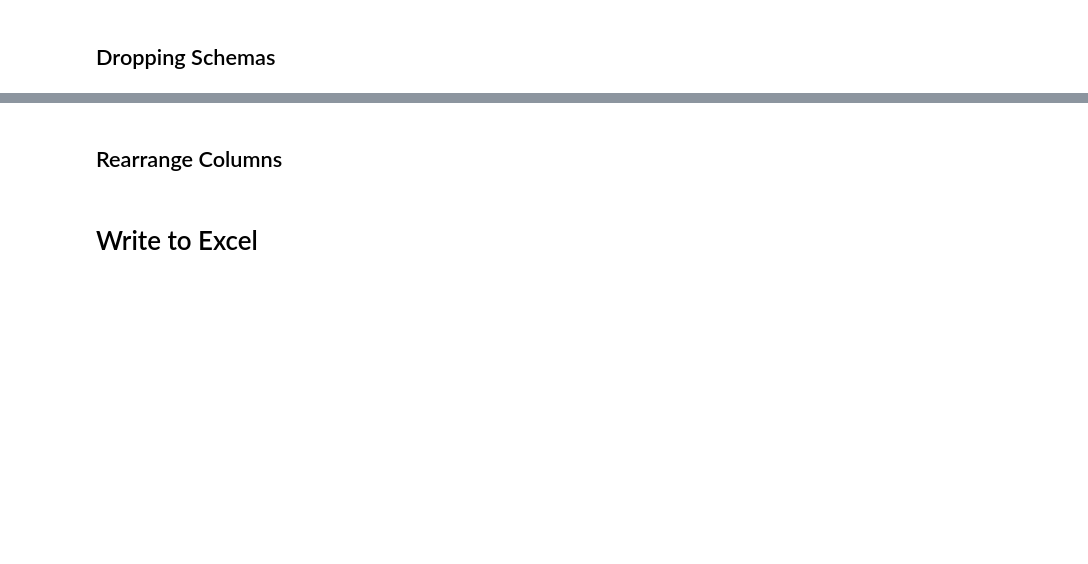
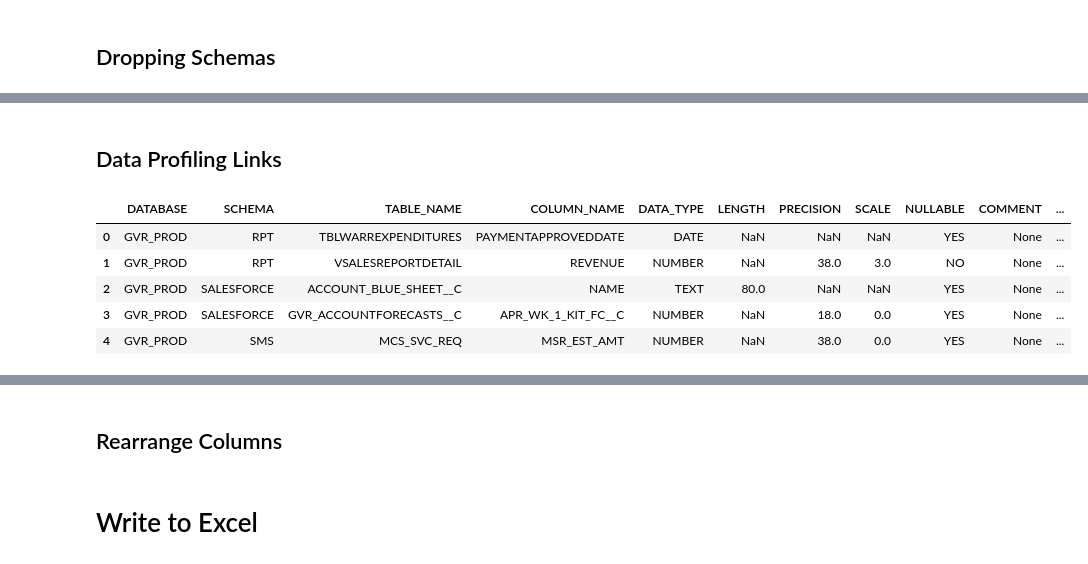
Before and after one commit to emilyporter920/Data_catalog, a Jupyter notebook: Data_Catalog_Script.ipynb, the cells around one changed output, grey strips where cells are left out. Cells and saved outputs as stored; diff of their text form; code cells hidden in the pictures; blank space fills up the shorter version.

```diff
--- a/Data_Catalog_Script.ipynb
+++ b/Data_Catalog_Script.ipynb
@@ -255,0 +465,54 @@ merged_tables3.head()
+# %% [markdown]
+## Data Profiling Links
+# %%
+# Generates values for the DATA_PROFILING column
+def profiling(column):
+    if column['SCHEMA'] == 'AX' and column['DATABASE'] == 'GVR_PROD':
+        val = 'https://vontier.sharepoint.com/sites/GVR-DataAnalytics/Shared%20Documents/Forms/AllItems.aspx?id=%2Fsites%2FGVR%2DDataAnalytics%2FShared%20Documents%2F1%2E%20DA%20Document%20Management%20System%2F5%2E%20Artifacts%2FData%20Lake%20Artifacts%2FData%20Profiling%2FGVR%5FDEV%2FAX&viewid=1735308e%2Da40f%2D4ff1%2D8987%2D77fd3877b77c'
+    elif column['SCHEMA'] == 'HFM' and column['DATABASE'] == 'GVR_PROD':
+        val = 'https://vontier.sharepoint.com/sites/GVR-DataAnalytics/Shared%20Documents/Forms/AllItems.aspx?id=%2Fsites%2FGVR%2DDataAnalytics%2FShared%20Documents%2F1%2E%20DA%20Document%20Management%20System%2F5%2E%20Artifacts%2FData%20Lake%20Artifacts%2FData%20Profiling%2FGVR%5FDEV%2FHFM&viewid=1735308e%2Da40f%2D4ff1%2D8987%2D77fd3877b77c'
+    elif column['SCHEMA'] == 'PROTHEUS_AR' and column['DATABASE'] == 'GVR_PROD':
+        val = 'https://vontier.sharepoint.com/sites/GVR-DataAnalytics/Shared%20Documents/Forms/AllItems.aspx?id=%2Fsites%2FGVR%2DDataAnalytics%2FShared%20Documents%2F1%2E%20DA%20Document%20Management%20System%2F5%2E%20Artifacts%2FData%20Lake%20Artifacts%2FData%20Profiling%2FGVR%5FDEV%2FPROTHEUS%5FAR&viewid=1735308e%2Da40f%2D4ff1%2D8987%2D77fd3877b77c'
+    elif column['SCHEMA'] == 'PROTHEUS_BR' and column['DATABASE'] == 'GVR_PROD':
+        val = 'https://vontier.sharepoint.com/sites/GVR-DataAnalytics/Shared%20Documents/Forms/AllItems.aspx?id=%2Fsites%2FGVR%2DDataAnalytics%2FShared%20Documents%2F1%2E%20DA%20Document%20Management%20System%2F5%2E%20Artifacts%2FData%20Lake%20Artifacts%2FData%20Profiling%2FGVR%5FDEV%2FPROTHEUS%5FBR&viewid=1735308e%2Da40f%2D4ff1%2D8987%2D77fd3877b77c'
+    elif column['SCHEMA'] == 'PROTHEUS_CH' and column['DATABASE'] == 'GVR_PROD':
+        val = 'https://vontier.sharepoint.com/sites/GVR-DataAnalytics/Shared%20Documents/Forms/AllItems.aspx?id=%2Fsites%2FGVR%2DDataAnalytics%2FShared%20Documents%2F1%2E%20DA%20Document%20Management%20System%2F5%2E%20Artifacts%2FData%20Lake%20Artifacts%2FData%20Profiling%2FGVR%5FDEV%2FPROTHEUS%5FCH&viewid=1735308e%2Da40f%2D4ff1%2D8987%2D77fd3877b77c'
+    elif column['SCHEMA'] == 'QAD' and column['DATABASE'] == 'GVR_PROD':
+        val = 'https://vontier.sharepoint.com/sites/GVR-DataAnalytics/Shared%20Documents/Forms/AllItems.aspx?id=%2Fsites%2FGVR%2DDataAnalytics%2FShared%20Documents%2F1%2E%20DA%20Document%20Management%20System%2F5%2E%20Artifacts%2FData%20Lake%20Artifacts%2FData%20Profiling%2FGVR%5FDEV%2FQAD&viewid=1735308e%2Da40f%2D4ff1%2D8987%2D77fd3877b77c'
+    elif column['SCHEMA'] == 'SMS' and column['DATABASE'] == 'GVR_PROD':
+        val = 'https://vontier.sharepoint.com/sites/GVR-DataAnalytics/Shared%20Documents/Forms/AllItems.aspx?id=%2Fsites%2FGVR%2DDataAnalytics%2FShared%20Documents%2F1%2E%20DA%20Document%20Management%20System%2F5%2E%20Artifacts%2FData%20Lake%20Artifacts%2FData%20Profiling%2FGVR%5FDEV%2FSMS&viewid=1735308e%2Da40f%2D4ff1%2D8987%2D77fd3877b77c'
+    elif column['SCHEMA'] == 'AVA' and column['DATABASE'] == 'GVR_IS360_DEV_DB':
+        val = 'https://vontier.sharepoint.com/sites/GVR-DataAnalytics/Shared%20Documents/Forms/AllItems.aspx?id=%2Fsites%2FGVR%2DDataAnalytics%2FShared%20Documents%2F1%2E%20DA%20Document%20Management%20System%2F5%2E%20Artifacts%2FData%20Lake%20Artifacts%2FData%20Profiling%2FGVR%5FIS360%5FDEV%5FDB%2FAVA&viewid=1735308e%2Da40f%2D4ff1%2D8987%2D77fd3877b77c'
+    elif column['SCHEMA'] == 'AVA_CORE_DEMO' and column['DATABASE'] == 'GVR_IS360_DEV_DB':
+        val = 'https://vontier.sharepoint.com/sites/GVR-DataAnalytics/Shared%20Documents/Forms/AllItems.aspx?id=%2Fsites%2FGVR%2DDataAnalytics%2FShared%20Documents%2F1%2E%20DA%20Document%20Management%20System%2F5%2E%20Artifacts%2FData%20Lake%20Artifacts%2FData%20Profiling%2FGVR%5FIS360%5FDEV%5FDB%2FAVA%5FCORE%5FDEMO&viewid=1735308e%2Da40f%2D4ff1%2D8987%2D77fd3877b77c'
+    elif column['SCHEMA'] == 'AVA_CORE_DEV' and column['DATABASE'] == 'GVR_IS360_DEV_DB':
+        val = 'https://vontier.sharepoint.com/sites/GVR-DataAnalytics/Shared%20Documents/Forms/AllItems.aspx?id=%2Fsites%2FGVR%2DDataAnalytics%2FShared%20Documents%2F1%2E%20DA%20Document%20Management%20System%2F5%2E%20Artifacts%2FData%20Lake%20Artifacts%2FData%20Profiling%2FGVR%5FIS360%5FDEV%5FDB%2FAVA%5FCORE%5FDEV&viewid=1735308e%2Da40f%2D4ff1%2D8987%2D77fd3877b77c'
+    elif column['SCHEMA'] == 'AVA_CORE_QA' and column['DATABASE'] == 'GVR_IS360_DEV_DB':
+        val = 'https://vontier.sharepoint.com/sites/GVR-DataAnalytics/Shared%20Documents/Forms/AllItems.aspx?id=%2Fsites%2FGVR%2DDataAnalytics%2FShared%20Documents%2F1%2E%20DA%20Document%20Management%20System%2F5%2E%20Artifacts%2FData%20Lake%20Artifacts%2FData%20Profiling%2FGVR%5FIS360%5FDEV%5FDB%2FAVA%5FCORE%5FQA&viewid=1735308e%2Da40f%2D4ff1%2D8987%2D77fd3877b77c'
+    elif column['SCHEMA'] == 'AVA_CORE_UAT' and column['DATABASE'] == 'GVR_IS360_DEV_DB':
+        val = 'https://vontier.sharepoint.com/sites/GVR-DataAnalytics/Shared%20Documents/Forms/AllItems.aspx?id=%2Fsites%2FGVR%2DDataAnalytics%2FShared%20Documents%2F1%2E%20DA%20Document%20Management%20System%2F5%2E%20Artifacts%2FData%20Lake%20Artifacts%2FData%20Profiling%2FGVR%5FIS360%5FDEV%5FDB%2FAVA%5FCORE%5FQA&viewid=1735308e%2Da40f%2D4ff1%2D8987%2D77fd3877b77c'
+    elif column['SCHEMA'] == 'AVA_DEV' and column['DATABASE'] == 'GVR_IS360_DEV_DB':
+        val = 'https://vontier.sharepoint.com/sites/GVR-DataAnalytics/Shared%20Documents/Forms/AllItems.aspx?id=%2Fsites%2FGVR%2DDataAnalytics%2FShared%20Documents%2F1%2E%20DA%20Document%20Management%20System%2F5%2E%20Artifacts%2FData%20Lake%20Artifacts%2FData%20Profiling%2FGVR%5FIS360%5FDEV%5FDB%2FAVA%5FDEV&viewid=1735308e%2Da40f%2D4ff1%2D8987%2D77fd3877b77c'
+    elif column['SCHEMA'] == 'AVA_QA' and column['DATABASE'] == 'GVR_IS360_DEV_DB':
+        val = 'https://vontier.sharepoint.com/sites/GVR-DataAnalytics/Shared%20Documents/Forms/AllItems.aspx?id=%2Fsites%2FGVR%2DDataAnalytics%2FShared%20Documents%2F1%2E%20DA%20Document%20Management%20System%2F5%2E%20Artifacts%2FData%20Lake%20Artifacts%2FData%20Profiling%2FGVR%5FIS360%5FDEV%5FDB%2FAVA%5FQA&viewid=1735308e%2Da40f%2D4ff1%2D8987%2D77fd3877b77c'
+    elif column['SCHEMA'] == 'AVA_UAT' and column['DATABASE'] == 'GVR_IS360_DEV_DB':
+        val = 'https://vontier.sharepoint.com/sites/GVR-DataAnalytics/Shared%20Documents/Forms/AllItems.aspx?id=%2Fsites%2FGVR%2DDataAnalytics%2FShared%20Documents%2F1%2E%20DA%20Document%20Management%20System%2F5%2E%20Artifacts%2FData%20Lake%20Artifacts%2FData%20Profiling%2FGVR%5FIS360%5FDEV%5FDB%2FAVA%5FUAT&viewid=1735308e%2Da40f%2D4ff1%2D8987%2D77fd3877b77c'
+    elif column['SCHEMA'] == 'INSITE360_TELEMETRY' and column['DATABASE'] == 'GVR_IS360_DEV_DB':
+        val = 'https://vontier.sharepoint.com/sites/GVR-DataAnalytics/Shared%20Documents/Forms/AllItems.aspx?id=%2Fsites%2FGVR%2DDataAnalytics%2FShared%20Documents%2F1%2E%20DA%20Document%20Management%20System%2F5%2E%20Artifacts%2FData%20Lake%20Artifacts%2FData%20Profiling%2FGVR%5FIS360%5FDEV%5FDB%2FINSITE360%5FTELEMETRY&viewid=1735308e%2Da40f%2D4ff1%2D8987%2D77fd3877b77c'
+    elif column['SCHEMA'] == 'PUSH_SALES_EVENT' and column['DATABASE'] == 'GVR_IS360_DEV_DB':
+        val = 'https://vontier.sharepoint.com/sites/GVR-DataAnalytics/Shared%20Documents/Forms/AllItems.aspx?id=%2Fsites%2FGVR%2DDataAnalytics%2FShared%20Documents%2F1%2E%20DA%20Document%20Management%20System%2F5%2E%20Artifacts%2FData%20Lake%20Artifacts%2FData%20Profiling%2FGVR%5FIS360%5FDEV%5FDB%2FPUSH%5FSALE%5FEVENT&viewid=1735308e%2Da40f%2D4ff1%2D8987%2D77fd3877b77c'
+    else:
+        val = ' '
+    return val
+# %%
+# Apply the zone function to the merged_tables3 dataframe
+merged_tables3['DATA_PROFILING'] = merged_tables3.apply(profiling, axis=1)
+
+merged_tables3.head()
+# %% [output]
+|  | DATABASE | SCHEMA | TABLE_NAME | COLUMN_NAME | DATA_TYPE | LENGTH | PRECISION | SCALE | NULLABLE | COMMENT | ... |
+| 0 | GVR_PROD | RPT | TBLWARREXPENDITURES | PAYMENTAPPROVEDDATE | DATE | NaN | NaN | NaN | YES | None | ... |
+| 1 | GVR_PROD | RPT | VSALESREPORTDETAIL | REVENUE | NUMBER | NaN | 38.0 | 3.0 | NO | None | ... |
+| 2 | GVR_PROD | SALESFORCE | ACCOUNT_BLUE_SHEET__C | NAME | TEXT | 80.0 | NaN | NaN | YES | None | ... |
+| 3 | GVR_PROD | SALESFORCE | GVR_ACCOUNTFORECASTS__C | APR_WK_1_KIT_FC__C | NUMBER | NaN | 18.0 | 0.0 | YES | None | ... |
+| 4 | GVR_PROD | SMS | MCS_SVC_REQ | MSR_EST_AMT | NUMBER | NaN | 38.0 | 0.0 | YES | None | ... |
```
Also changed, not shown: parts of 42 cells of this notebook, 2 other files.
